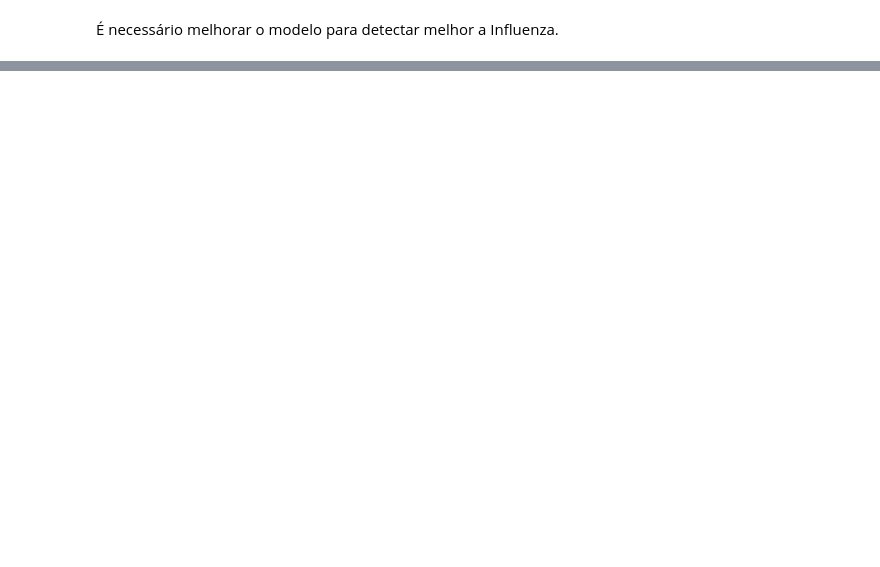
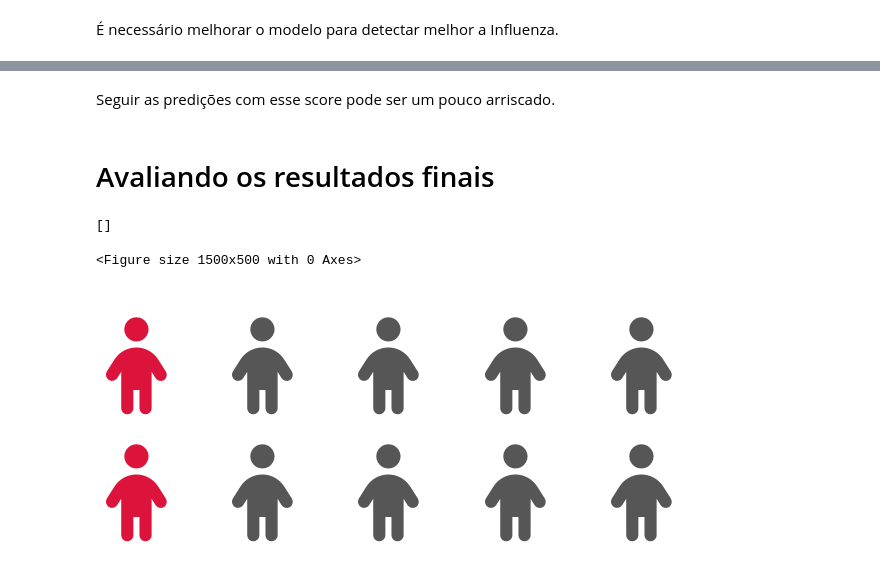
Before and after one commit to dnsrsdata/Respiratory_Analysis, a Jupyter notebook: notebooks/model_experimentation.ipynb, the cells around one changed output, grey strips where cells are left out. Saved outputs shown, nothing was run; the diff lists cells and outputs as text; code cells hidden in the pictures; blank space fills up the shorter version.

Commit message:
Adicionando a sessão de análise de resultados

```diff
--- a/notebooks/model_experimentation.ipynb
+++ b/notebooks/model_experimentation.ipynb
@@ -645,0 +765,29 @@ ConfusionMatrixDisplay(confusion_matrix(y_teste, pipe.predict(x_teste)), display
+# %% [markdown]
+Seguir as predições com esse score pode ser um pouco arriscado.
+# %% [markdown]
+# Avaliando os resultados finais
+# %%
+# Criando um gráfico de waffle mostrando a porcentagem de precisão
+precisao = precision_score(y_teste, pipe.predict(x_teste), average='weighted')
+erro_precisao = 1 - precisao
+valores = [erro_precisao, precisao]
+
+# Criando um gráfico de waffle
+plt.figure(figsize=(15,5))
+
+fig = plt.figure(
+    FigureClass=Waffle,
+    rows=2,
+    columns=5,
+    values=valores,
+    icons='child',
+    icon_size=70,
+    colors=["crimson", "#555655"],
+
+)
+
+plt.plot()
+# %% [output]
+[]
+<Figure size 1500x500 with 0 Axes>
+[figure, added]
```
Also changed, not shown: parts of 19 cells of this notebook.
